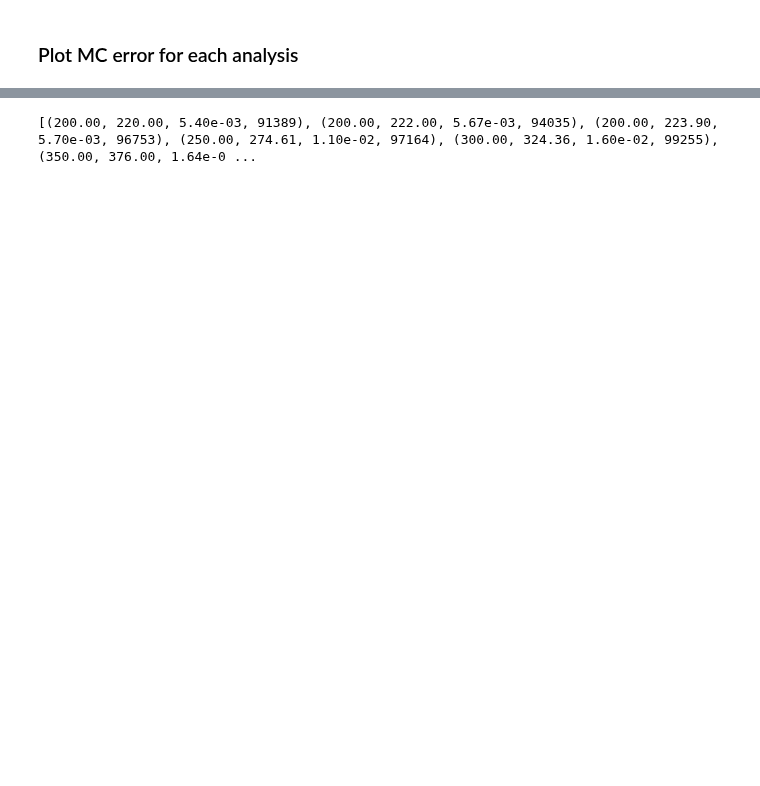
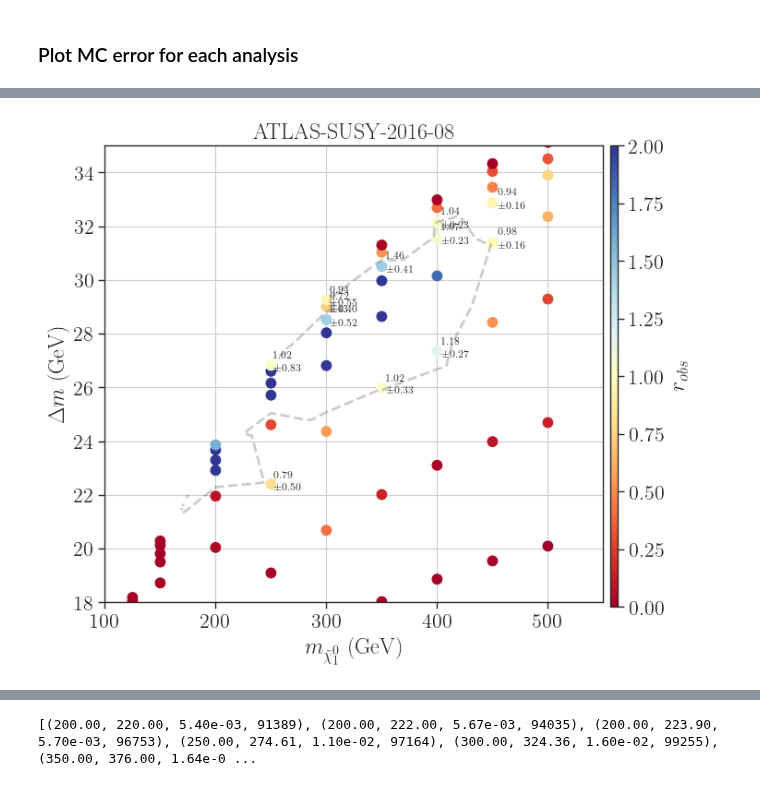
Before and after one commit to andlessa/LLP-CDFO, a Jupyter notebook: plotting/checkMCstats_ATLAS.ipynb, the cells around one changed output, grey strips where cells are left out. Drawn from its saved outputs; the diff is of its cells as text; code cells hidden in the pictures; blank space fills up the shorter version.

Commit message:
Adding more MC stats to atlas scan

```diff
--- a/plotting/checkMCstats_ATLAS.ipynb
+++ b/plotting/checkMCstats_ATLAS.ipynb
@@ -155,3 +155,58 @@ plt.show()
+# %%
+fig,axarr = plt.subplots(nrows=1,ncols=len(recastDataDict),figsize=(8*len(recastDataDict),5))
+if not isinstance(axarr,np.ndarray):
+    axarr = [axarr]
+
+low_stats = []
+for iplot,label in enumerate(recastDataDict):
+    ax = axarr[iplot]
+    recastData = recastDataDict[label]
+    y = recastData[msb]-recastData[mn1]
+    x = recastData[mn1]
+    tau = recastData['tau_ns']
+    mcEvents = recastData['Total MC Events']/1e3
+    rValues = recastData['robs']*recastData['kfactor']
+    rValuesErr = recastData['robsErr']*recastData['kfactor']
+    p = ax.scatter(x=x,y=y,vmin=0.0,vmax=2.0,
+            c=rValues,cmap=cm,s=60)
+
+    xnew,ynew,znew = interpolateData(x,y,rValues,nx=300,ny=300)
+    cValues = sorted([1.])
+    # Get contours
+    contours = ax.contour(xnew, ynew, znew, cValues, colors='black',
+                          linestyles=['dashed','solid'],linewidths=2.0,alpha=0.2)
+
+    for i,pt in enumerate(x):
+        # plt.text(1.05*x[i],1.05*y[i],r'$%1.1e \pm %1.1e$' %(rValues[i],rValuesErr[i]),fontsize=5)
+        if not rValues[i]:
+            continue
+        if (rValues[i] < 1.0) and (rValues[i]+1.5*rValuesErr[i] < 1.0):
+            continue
+        if (rValues[i] > 1.0) and (rValues[i]-1.5*rValuesErr[i] > 1.0):
+            continue
+        if rValues[i] > 1.5:
+            continue
+        ax.text(1.01*x[i],1.01*y[i],r'$%1.2f$' %(rValues[i]),fontsize=8)
+        ax.text(1.01*x[i],y[i]-0.2,r'$\pm %1.2f$' %(rValuesErr[i]),fontsize=8)
+        low_stats.append([x[i],x[i]+y[i],tau[i],mcEvents[i]])
+
+    ax.grid()
+    # ax.set_yscale('log')
+    ax.set_xlabel(r'$m_{\tilde \chi_1^0}$ (GeV)')
+    ax.set_ylabel(r'$\Delta m$ (GeV)')
+    ax.set_title('%s' %label)
+    ax.set_xlim(100.0,550.)
+    ax.set_ylim(18.0,35.0)
+
+
+fig.subplots_adjust(right=0.8,top=1.1)
+cbar_ax = fig.add_axes([0.81, 0.1, 0.01, 1.0])
+# fig.colorbar(r, cax=cbar_ax)
+fig.colorbar(p,label=r'$r_{obs}$',cax=cbar_ax)
+# plt.tight_layout()
+plt.show()
+# %% [output]
+[figure, added]
 # %%
 fig,axarr = plt.subplots(nrows=1,ncols=len(recastDataDict),figsize=(8*len(recastDataDict),5))
 if not isinstance(axarr,np.ndarray):
```
Also changed, not shown: parts of 8 cells of this notebook, 1 other file.
